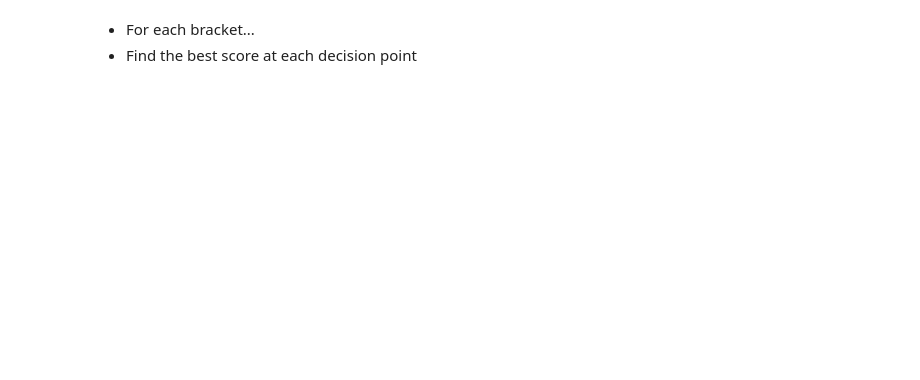
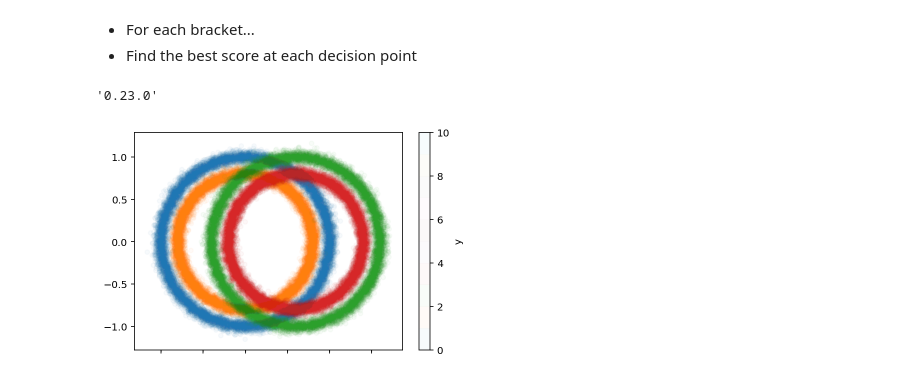
Before and after one commit to stsievert/dask-hyperband-comparison, a Jupyter notebook: synthetic/Fashion-MNIST-viz.ipynb, the cells around one changed output. Saved outputs shown, nothing was run; the diff lists cells and outputs as text; code cells hidden in the pictures; blank space fills up the shorter version.

```diff
--- a/synthetic/Fashion-MNIST-viz.ipynb
+++ b/synthetic/Fashion-MNIST-viz.ipynb
@@ -14 +11,26 @@ import itertools
+# %%
+pd.__version__
+# %% [output]
+'0.23.0'
+# %%
+from sklearn.datasets import make_circles
+import numpy as np
+import pandas as pd
+import matplotlib.pyplot as plt
+
+X1, y1 = make_circles(n_samples=30_000, random_state=0, noise=0.04)
+X2, y2 = make_circles(n_samples=30_000, random_state=1, noise=0.04)
+X2[:, 0] += 0.6
+X_info = np.concatenate((X1, X2))
+y = np.concatenate((y1, y2 + 2))
+
+df = pd.DataFrame(X_info)
+df["y"] = y
+ax = df.plot.scatter(x=0, y=1, c="y", cmap="tab10", vmax=10, alpha=0.03)
+# ax.yaxis.set_major_locator(plt.NullLocator())
+# ax.xaxis.set_major_formatter(plt.NullFormatter())
+ax.set_ylabel("")
+plt.savefig("figs/synthetic-dataset.png", dpi=300, bbox_inches="tight")
+# %% [output]
+[figure, added]
 # %%
```
Also changed, not shown: parts of 14 cells of this notebook, 13 other files.
